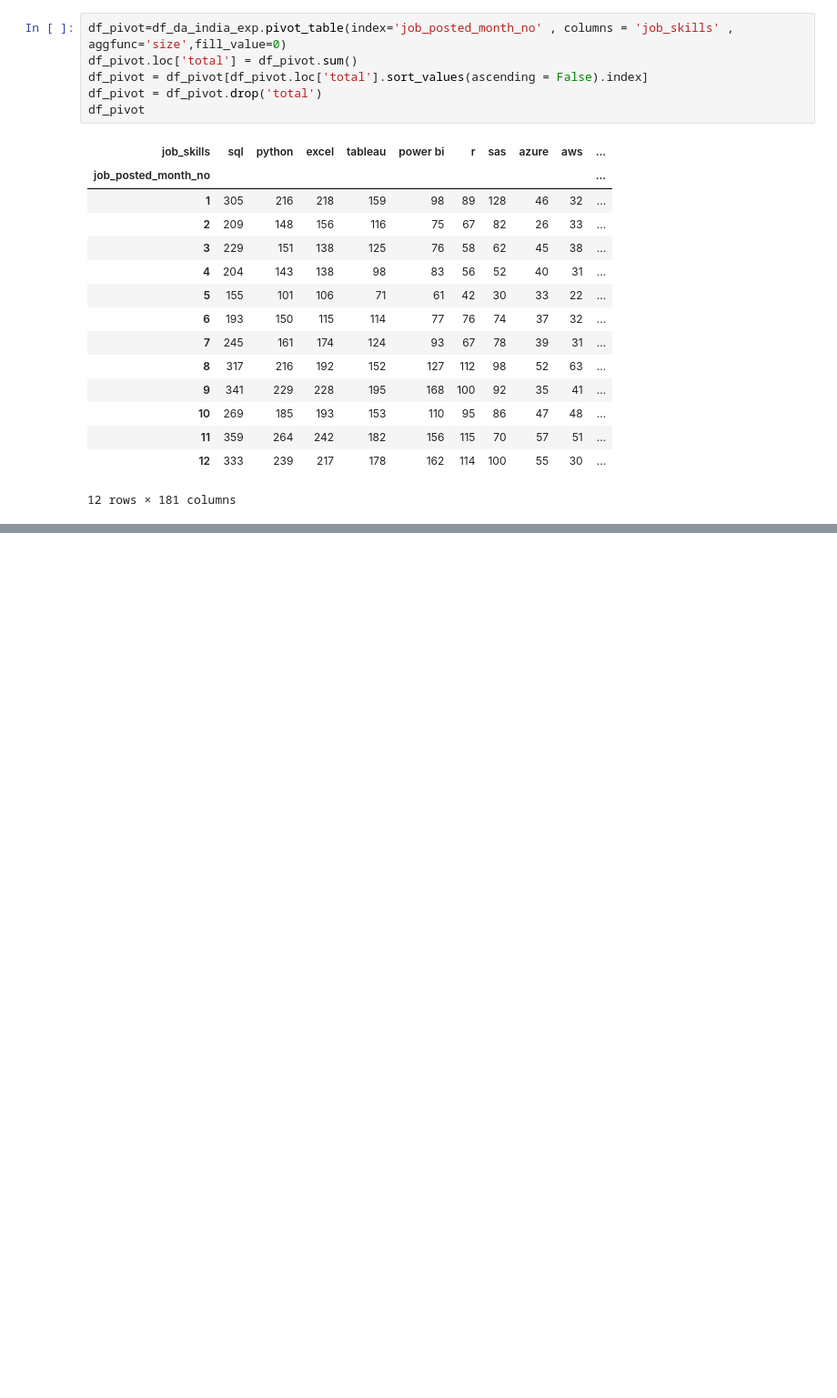
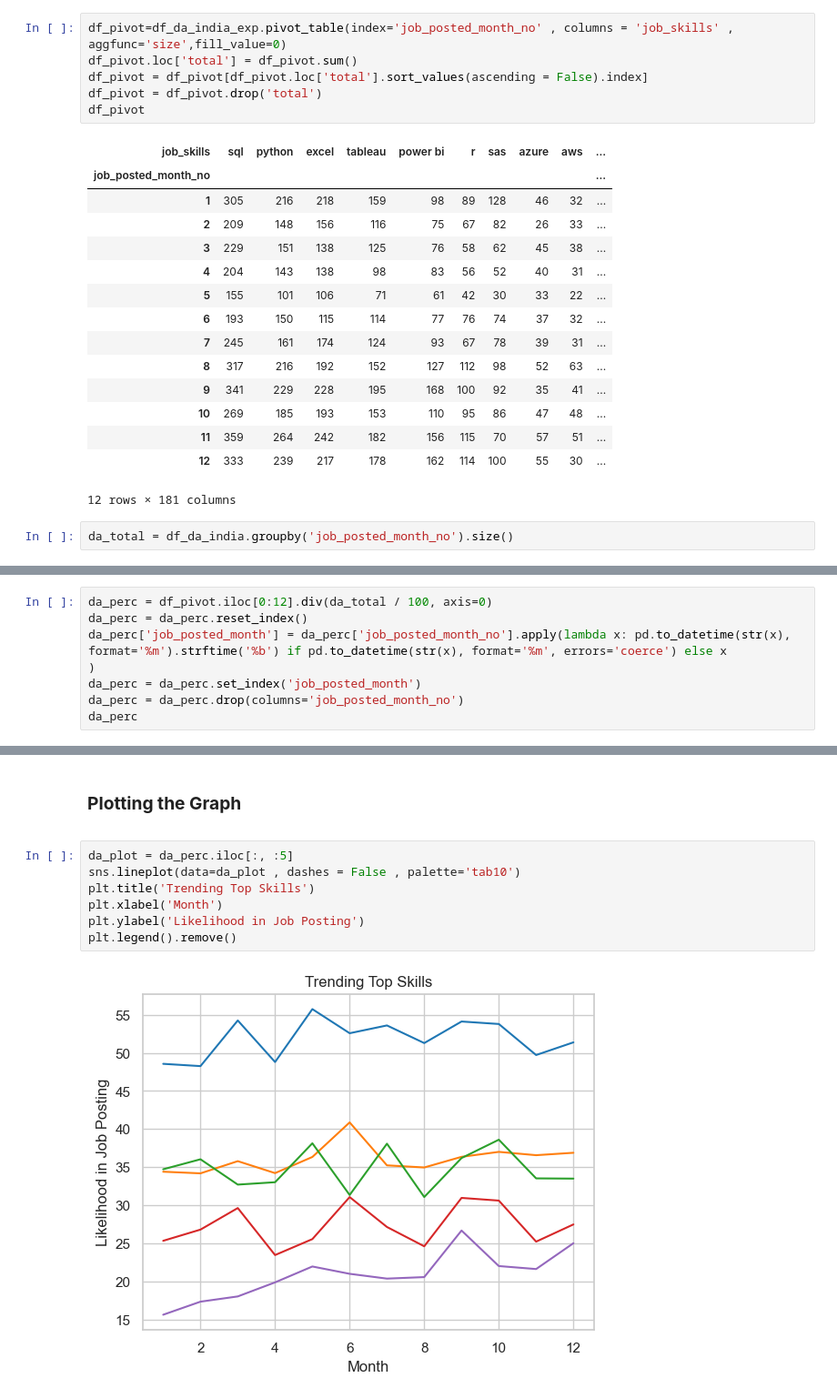
Before and after one commit to Prashast-Pathak/Data-Analysis-Exploration-using-Python, a Jupyter notebook: 3_Skills_Trend.ipynb, the cells around one changed output, grey strips where cells are left out. Shown at 91% size. Cells and saved outputs as stored; diff of their text form; blank space fills up the shorter version.

```diff
--- a/3_Skills_Trend.ipynb
+++ b/3_Skills_Trend.ipynb
@@ -42,3 +48,5 @@ df_pivot
 | 11 | 359 | 264 | 242 | 182 | 156 | 115 | 70 | 57 | 51 | ... |
 | 12 | 333 | 239 | 217 | 178 | 162 | 114 | 100 | 55 | 30 | ... |
 12 rows × 181 columns
+# %%
+da_total = df_da_india.groupby('job_posted_month_no').size()
@@ -44,0 +76,8 @@ df_pivot
+# %%
+da_perc = df_pivot.iloc[0:12].div(da_total / 100, axis=0)
+da_perc = da_perc.reset_index()
+da_perc['job_posted_month'] = da_perc['job_posted_month_no'].apply(lambda x: pd.to_datetime(str(x), format='%m').strftime('%b') if pd.to_datetime(str(x), format='%m', errors='coerce') else x
+)
+da_perc = da_perc.set_index('job_posted_month')
+da_perc = da_perc.drop(columns='job_posted_month_no')
+da_perc
@@ -44,0 +100,11 @@ df_pivot
+# %% [markdown]
+**<h3>Plotting the Graph</h3>**
+# %%
+da_plot = da_perc.iloc[:, :5]
+sns.lineplot(data=da_plot , dashes = False , palette='tab10')
+plt.title('Trending Top Skills')
+plt.xlabel('Month')
+plt.ylabel('Likelihood in Job Posting')
+plt.legend().remove()
+# %% [output]
+[figure, added]
```
Also changed, not shown: parts of 9 cells of this notebook, 3 other files.
